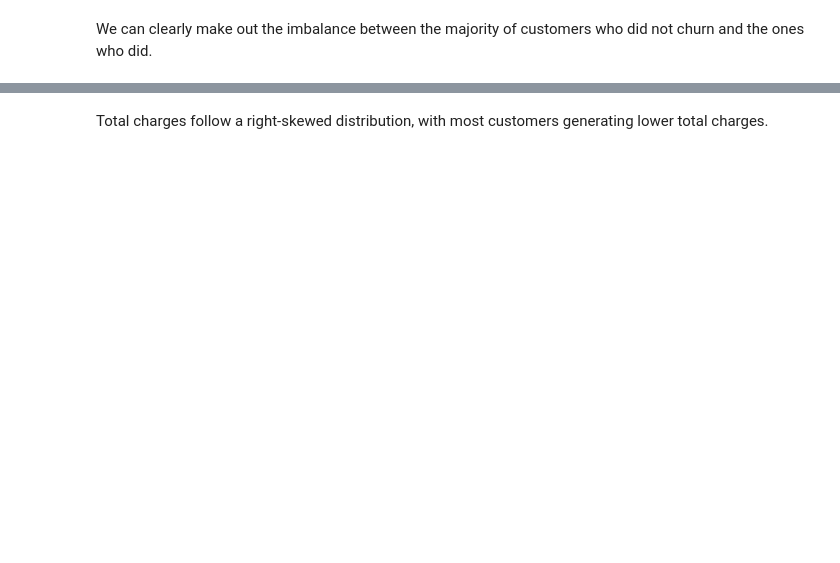
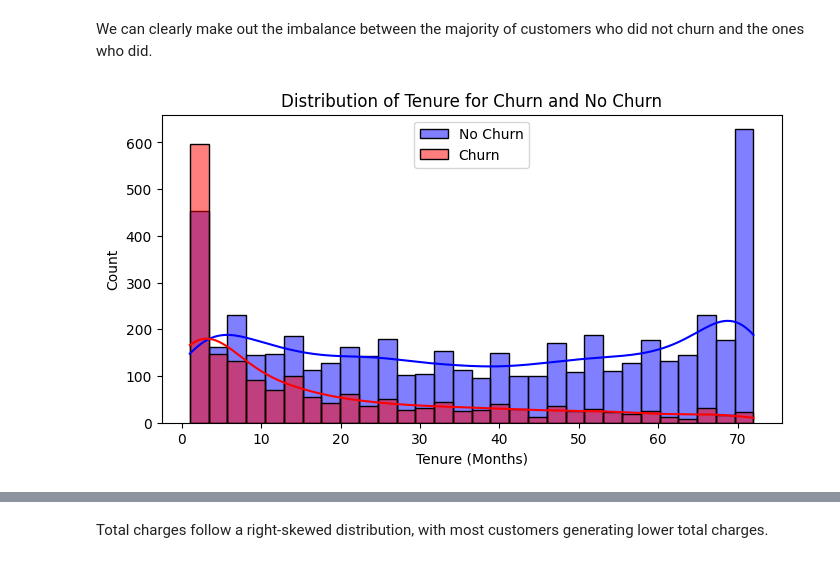
Before and after one commit to RayyanMinhaj/10Pearls-Analyzing-Customer-Churn-Data, a Jupyter notebook: Module1_Data Preprocessing, EDA, and Feature Engineering.ipynb, the cells around one changed output, grey strips where cells are left out. Cells and saved outputs as stored; diff of their text form; code cells hidden in the pictures; blank space fills up the shorter version.

```diff
--- a/Module1_Data Preprocessing, EDA, and Feature Engineering.ipynb
+++ b/Module1_Data Preprocessing, EDA, and Feature Engineering.ipynb
@@ -114,2 +113,13 @@ Passing `palette` without assigning `hue` is deprecated and will be removed in v
 # %% [markdown]
 We can clearly make out the imbalance between the majority of customers who did not churn and the ones who did.
+# %%
+plt.figure(figsize=(8, 4))
+sns.histplot(df[df['Churn'] == "No"]['tenure'], label='No Churn', kde=True, color='blue', bins=30)
+sns.histplot(df[df['Churn'] == "Yes"]['tenure'], label='Churn', kde=True, color='red', bins=30)
+plt.title('Distribution of Tenure for Churn and No Churn')
+plt.xlabel('Tenure (Months)')
+plt.ylabel('Count')
+plt.legend()
+plt.show()
+# %% [output]
+[figure, added]
```
Also changed, not shown: parts of 8 cells of this notebook, 1 other file.
